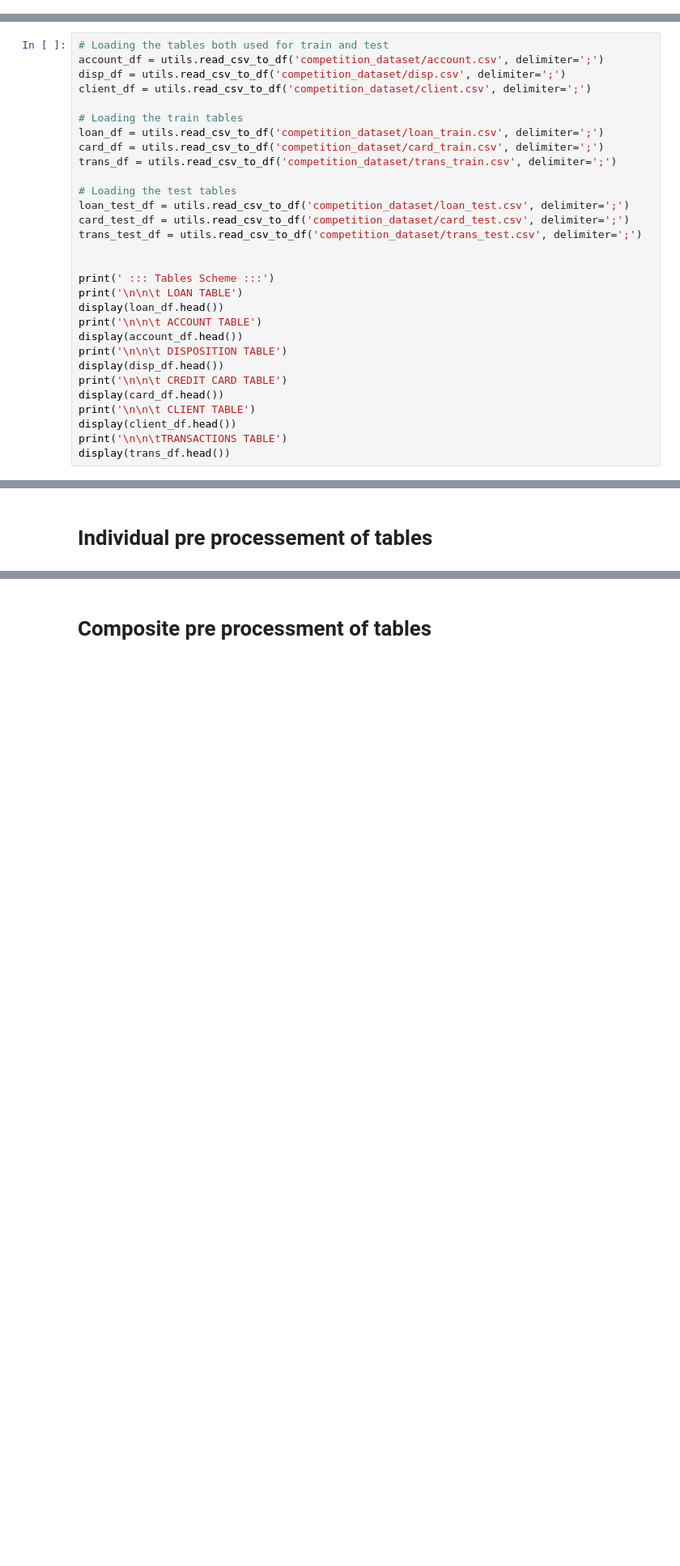
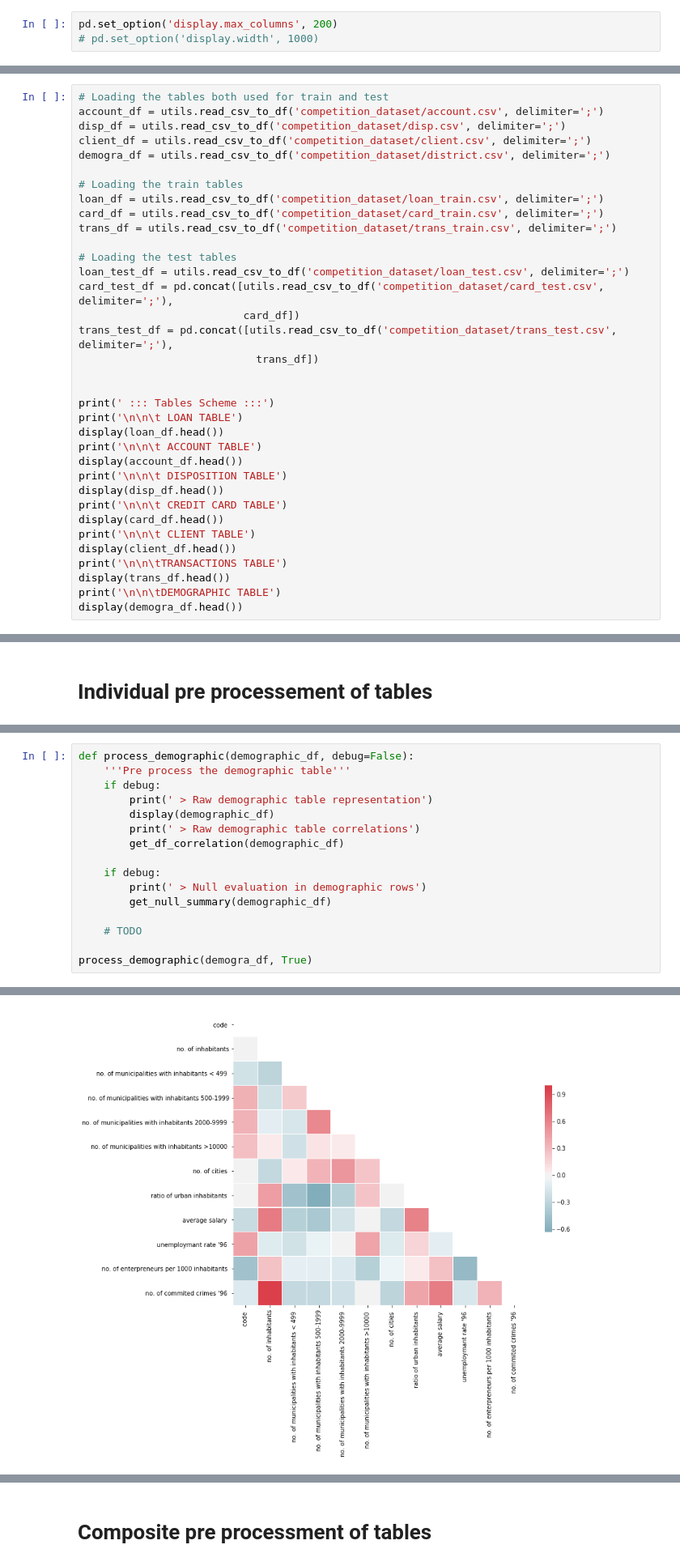
Before and after one commit to EdgarACarneiro/feup-ecac, a Jupyter notebook: project-competition/pre_processing.ipynb, the cells around one changed output, grey strips where cells are left out. Shown at 81% size. Drawn from its saved outputs; the diff is of its cells as text; blank space fills up the shorter version.

```diff
--- a/project-competition/pre_processing.ipynb
+++ b/project-competition/pre_processing.ipynb
@@ -7,6 +7,9 @@ import os
 import seaborn as sns
 import matplotlib.pyplot as plt
 from sklearn import preprocessing
+# %%
+pd.set_option('display.max_columns', 200)
+# pd.set_option('display.width', 1000)
 # %% [markdown]
 ## Statistical Analysis
 # %%
@@ -182,6 +189,7 @@ def categorical_binning(dataset):
 account_df = utils.read_csv_to_df('competition_dataset/account.csv', delimiter=';')
 disp_df = utils.read_csv_to_df('competition_dataset/disp.csv', delimiter=';')
 client_df = utils.read_csv_to_df('competition_dataset/client.csv', delimiter=';')
+demogra_df = utils.read_csv_to_df('competition_dataset/district.csv', delimiter=';')
 
 # Loading the train tables
 loan_df = utils.read_csv_to_df('competition_dataset/loan_train.csv', delimiter=';')
@@ -190,8 +198,10 @@ trans_df = utils.read_csv_to_df('competition_dataset/trans_train.csv', delimiter
 
 # Loading the test tables
 loan_test_df = utils.read_csv_to_df('competition_dataset/loan_test.csv', delimiter=';')
-card_test_df = utils.read_csv_to_df('competition_dataset/card_test.csv', delimiter=';')
-trans_test_df = utils.read_csv_to_df('competition_dataset/trans_test.csv', delimiter=';')
+card_test_df = pd.concat([utils.read_csv_to_df('competition_dataset/card_test.csv', delimiter=';'),
+                          card_df])
+trans_test_df = pd.concat([utils.read_csv_to_df('competition_dataset/trans_test.csv', delimiter=';'),
+                            trans_df])
 
 
 print(' ::: Tables Scheme :::')
@@ -207,6 +217,8 @@ print('\n\n\t CLIENT TABLE')
 display(client_df.head())
 print('\n\n\tTRANSACTIONS TABLE')
 display(trans_df.head())
+print('\n\n\tDEMOGRAPHIC TABLE')
+display(demogra_df.head())
 # %% [output]
  ::: Tables Scheme :::
 
@@ -509,3 +528,20 @@ def process_transactions(transactions_df, debug=False):
         get_df_correlation(df)
 
     return df
+# %%
+def process_demographic(demographic_df, debug=False):
+    '''Pre process the demographic table'''
+    if debug:
+        print(' > Raw demographic table representation')
+        display(demographic_df)
+        print(' > Raw demographic table correlations')
+        get_df_correlation(demographic_df)
+
+    if debug:
+        print(' > Null evaluation in demographic rows')
+        get_null_summary(demographic_df)
+
+    # TODO
+
+process_demographic(demogra_df, True)
+# %% [output]
@@ -511,0 +563 @@ def process_transactions(transactions_df, debug=False):
+[figure, added]
```
Also changed, not shown: parts of 9 cells of this notebook, 3 other files.
